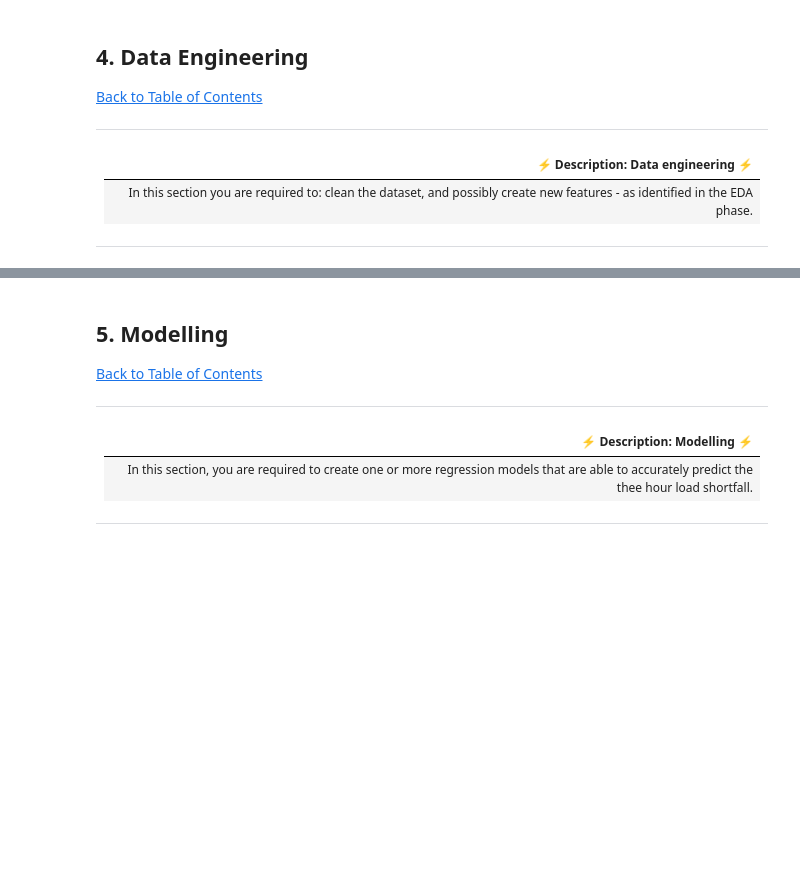
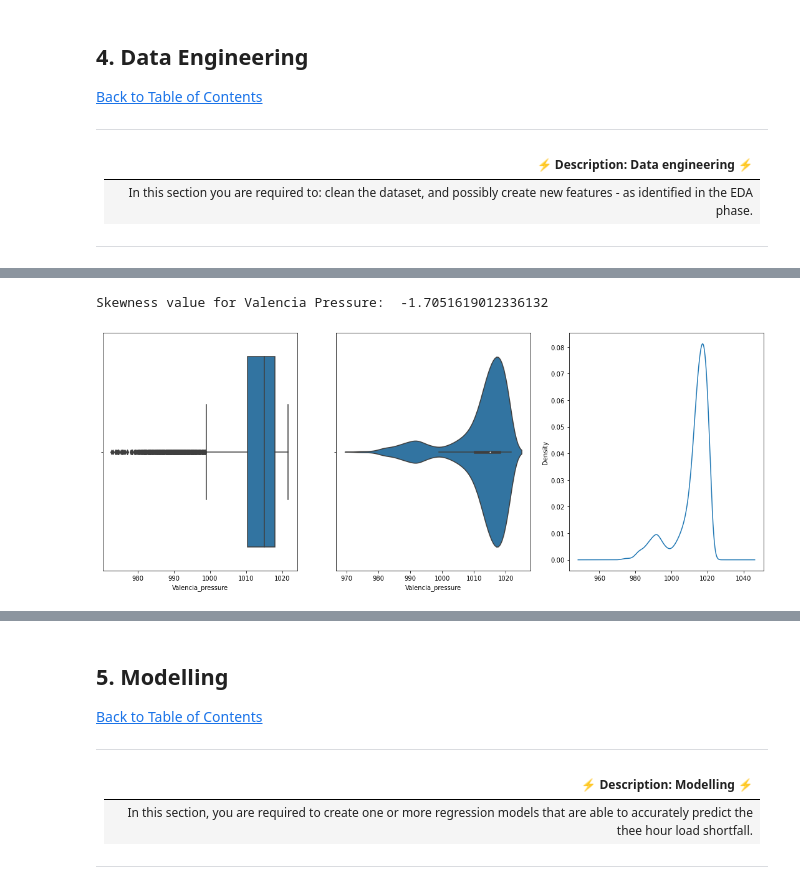
Before and after one commit to Emmantheo/Team-JM2-Starter-Notebook, a Jupyter notebook: starter-notebook.ipynb, the cells around one changed output, grey strips where cells are left out. Drawn from its saved outputs; the diff is of its cells as text; code cells hidden in the pictures; blank space fills up the shorter version.

```diff
--- a/starter-notebook.ipynb
+++ b/starter-notebook.ipynb
@@ -235,0 +385,9 @@ sns.
+# %%
+fig,axes = plt.subplots(1,3,sharex=False,figsize=(19,7))
+sns.boxplot(x= raw_train['Valencia_pressure'],ax=axes[0]);
+sns.violinplot(x=raw_train['Valencia_pressure'],ax=axes[1]);
+axes[2]=raw_train['Valencia_pressure'].plot(kind='density')
+print('Skewness value for Valencia Pressure: ',raw_train['Valencia_pressure'].skew())
+# %% [output]
+Skewness value for Valencia Pressure:  -1.7051619012336132
+[figure, added]
```
Also changed, not shown: parts of 43 cells of this notebook.
